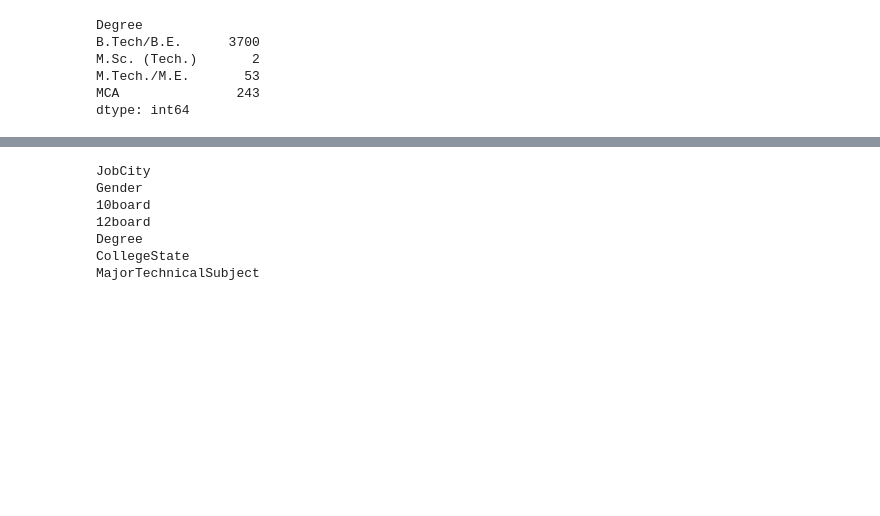
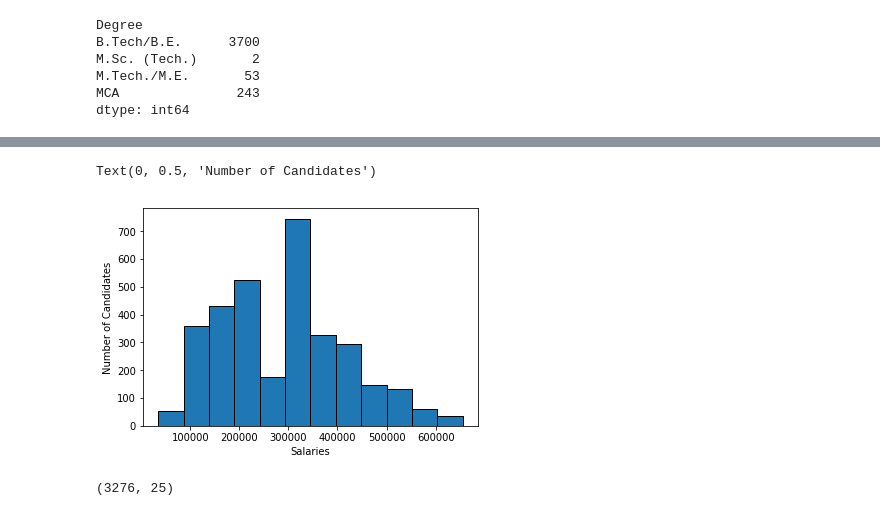
Before and after one commit to yashipro13/Predict-the-Package, a Jupyter notebook: amcat.ipynb, the cells around one changed output, grey strips where cells are left out. Drawn from its saved outputs; the diff is of its cells as text; code cells hidden in the pictures; blank space fills up the shorter version.

```diff
--- a/amcat.ipynb
+++ b/amcat.ipynb
@@ -135,0 +152,25 @@ dtype: int64
+# %%
+EMPLOYMENT_STATS = pd.read_csv("amcatData.csv")
+gender = {}
+ten_board = {}
+twelve_board = {}
+degree = {}
+college_state = {}
+major_tech_subject = {}
+for col in employment_stats.columns:
+    for i in range(employment_stats.shape[0]):
+        if col == 'Gender':
+            if EMPLOYMENT_STATS[col][i] not in gender.keys():
+                gender[EMPLOYMENT_STATS[col][i]] = employment_stats[col][i]
+        if col == '10board':
+            if EMPLOYMENT_STATS[col][i] not in ten_board.keys():
+                ten_board[EMPLOYMENT_STATS[col][i]] = employment_stats[col][i]
+        if col == '12board':
+            if EMPLOYMENT_STATS[col][i] not in twelve_board.keys():
+                twelve_board[EMPLOYMENT_STATS[col][i]] = employment_stats[col][i]
+        if col == 'Degree':
+            if EMPLOYMENT_STATS[col][i] not in degree.keys():
+                degree[EMPLOYMENT_STATS[col][i]] = employment_stats[col][i]
+        if col == 'CollegeState':
+            if EMPLOYMENT_STATS[col][i] not in college_state.keys():
+                college_state[EMPLOYMENT_STATS[col][i]] = employment_stats[col][i]
@@ -136,19 +220,28 @@ dtype: int64
+# %%
+BELOW_AVG_SALARY = 0
+ABOVE_AVG_SALARY = 1
+AVG_SAL = 300000
+MAX_SAL = 1200000
+salaries = []
+
+
+for index,row in employment_stats.iterrows():
+  if row['Salary'] <= AVG_SAL:
+    employment_stats.at[index, "Salary"] = BELOW_AVG_SALARY
+  else:
+    employment_stats.at[index, "Salary"] = ABOVE_AVG_SALARY
+  if row['Salary'] <= MAX_SAL:
+    salaries.append(row['Salary'])
+employment_stats.groupby("Salary").size()
+plt.hist(salaries, bins = 12, edgecolor = "black", linewidth = 1)
+plt.xlabel("Salaries")
+plt.ylabel("Number of Candidates")
+# %% [output]
+Text(0, 0.5, 'Number of Candidates')
+[figure, added]
+# %%
+employment_stats.shape
+# %% [output]
+(3276, 25)
 # %%
 employment_stats = employment_stats[employment_stats["Degree"] != "M.Sc. (Tech.)"]
-# %%
-xlate_dict = {}
-for col_name in employment_stats.columns:
-    if(employment_stats[col_name].dtype == 'object'):
-        print(col_name)
-        employment_stats[col_name]= employment_stats[col_name].astype('category')
-        equivalent = employment_stats[col_name].cat.codes
-        xlate_dict [employment_stats [col_name]] = equivalent
-        employment_stats[col_name] = equivalent
-# %% [output]
-JobCity
-Gender
-10board
-12board
-Degree
-CollegeState
-MajorTechnicalSubject
```
Also changed, not shown: parts of 20 cells of this notebook.
